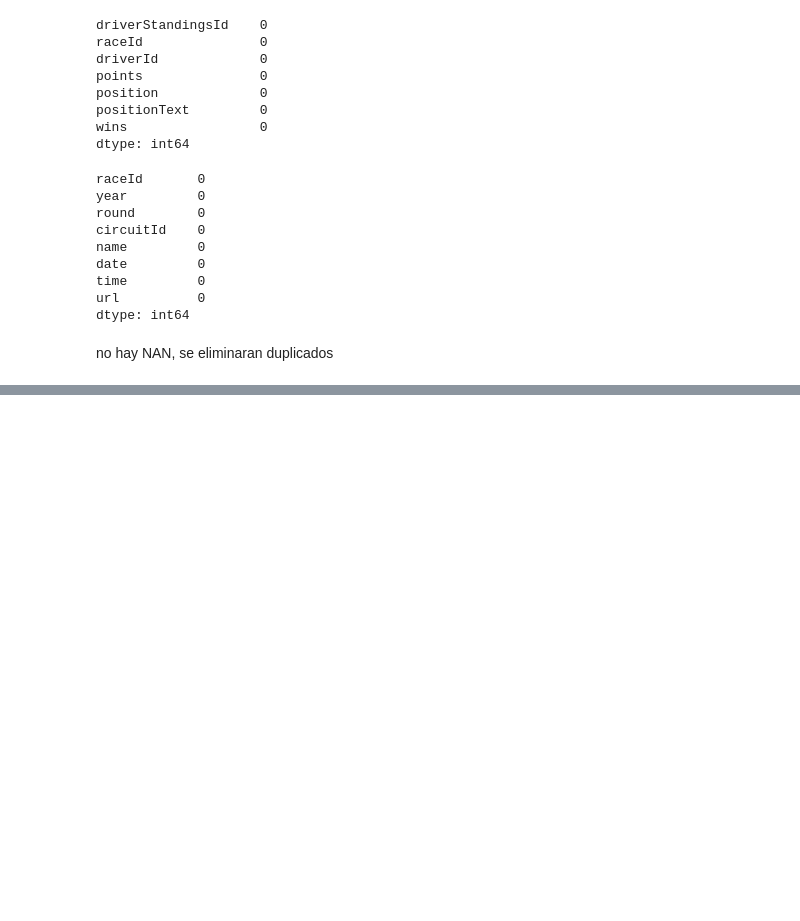
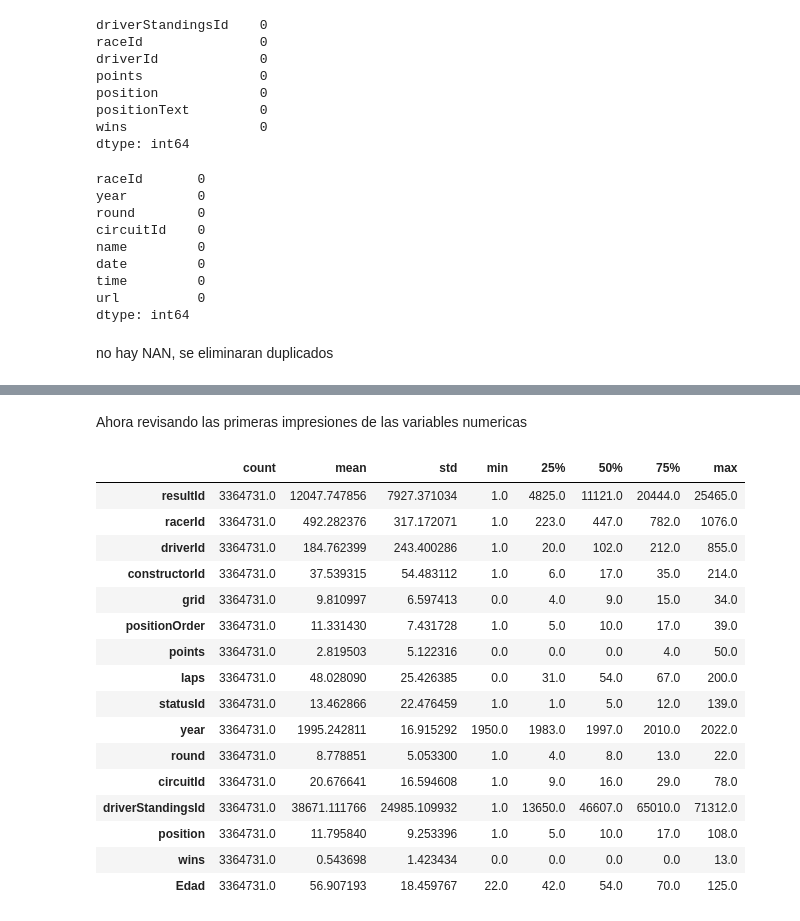
Before and after one commit to Elmatinho/F1_ML_classifier, a Jupyter notebook: Jupyter/F1_classifier.ipynb, the cells around one changed output, grey strips where cells are left out. Saved outputs shown, nothing was run; the diff lists cells and outputs as text; code cells hidden in the pictures; blank space fills up the shorter version.

```diff
--- a/Jupyter/F1_classifier.ipynb
+++ b/Jupyter/F1_classifier.ipynb
@@ -212,0 +365,6 @@ races.drop_duplicates(inplace=True)
+# %%
+df['Edad']=Años
+# %%
+df['Nombre']=df['forename']+' '+df['surname']
+# %%
+df.drop(columns=['forename','surname'],inplace=True)
@@ -212,0 +421,22 @@ races.drop_duplicates(inplace=True)
+# %% [markdown]
+Ahora revisando las primeras impresiones de las variables numericas
+# %%
+df.describe().T
+# %% [output]
+|  | count | mean | std | min | 25% | 50% | 75% | max |
+| resultId | 3364731.0 | 12047.747856 | 7927.371034 | 1.0 | 4825.0 | 11121.0 | 20444.0 | 25465.0 |
+| racerId | 3364731.0 | 492.282376 | 317.172071 | 1.0 | 223.0 | 447.0 | 782.0 | 1076.0 |
+| driverId | 3364731.0 | 184.762399 | 243.400286 | 1.0 | 20.0 | 102.0 | 212.0 | 855.0 |
+| constructorId | 3364731.0 | 37.539315 | 54.483112 | 1.0 | 6.0 | 17.0 | 35.0 | 214.0 |
+| grid | 3364731.0 | 9.810997 | 6.597413 | 0.0 | 4.0 | 9.0 | 15.0 | 34.0 |
+| positionOrder | 3364731.0 | 11.331430 | 7.431728 | 1.0 | 5.0 | 10.0 | 17.0 | 39.0 |
+| points | 3364731.0 | 2.819503 | 5.122316 | 0.0 | 0.0 | 0.0 | 4.0 | 50.0 |
+| laps | 3364731.0 | 48.028090 | 25.426385 | 0.0 | 31.0 | 54.0 | 67.0 | 200.0 |
+| statusId | 3364731.0 | 13.462866 | 22.476459 | 1.0 | 1.0 | 5.0 | 12.0 | 139.0 |
+| year | 3364731.0 | 1995.242811 | 16.915292 | 1950.0 | 1983.0 | 1997.0 | 2010.0 | 2022.0 |
+| round | 3364731.0 | 8.778851 | 5.053300 | 1.0 | 4.0 | 8.0 | 13.0 | 22.0 |
+| circuitId | 3364731.0 | 20.676641 | 16.594608 | 1.0 | 9.0 | 16.0 | 29.0 | 78.0 |
+| driverStandingsId | 3364731.0 | 38671.111766 | 24985.109932 | 1.0 | 13650.0 | 46607.0 | 65010.0 | 71312.0 |
+| position | 3364731.0 | 11.795840 | 9.253396 | 1.0 | 5.0 | 10.0 | 17.0 | 108.0 |
+| wins | 3364731.0 | 0.543698 | 1.423434 | 0.0 | 0.0 | 0.0 | 0.0 | 13.0 |
+| Edad | 3364731.0 | 56.907193 | 18.459767 | 22.0 | 42.0 | 54.0 | 70.0 | 125.0 |
```
Also changed, not shown: parts of 52 cells of this notebook.
